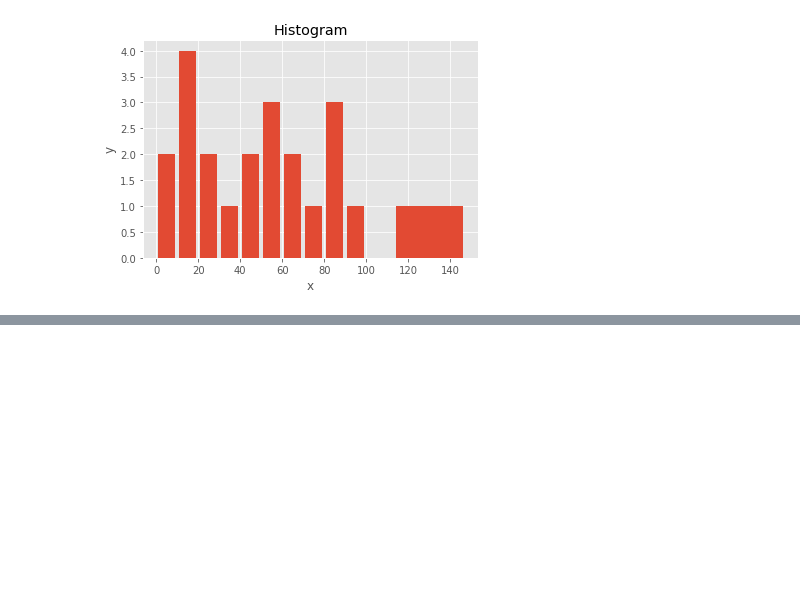
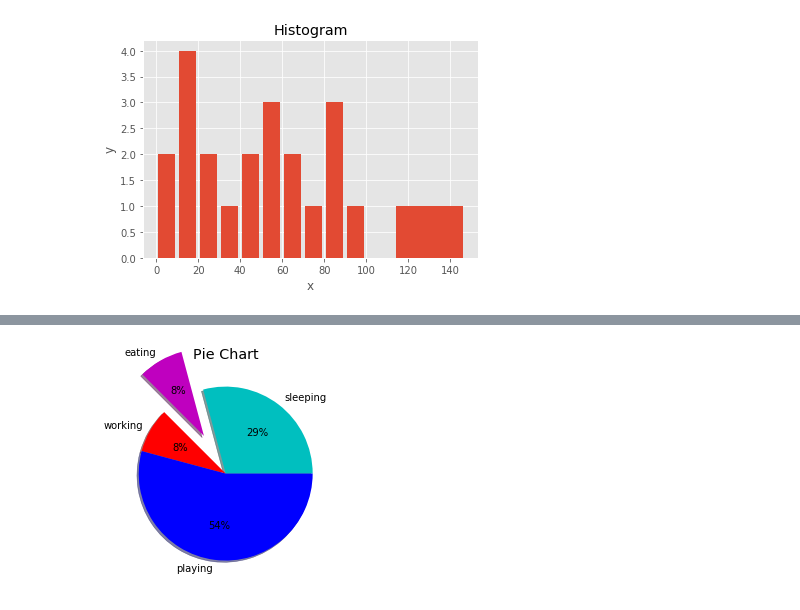
Before and after one commit to NileshPranami/JupyterFiles, a Jupyter notebook: data plots with matplotlyb.ipynb, the cells around one changed output, grey strips where cells are left out. Cells and saved outputs as stored; diff of their text form; code cells hidden in the pictures; blank space fills up the shorter version.

```diff
--- a/data plots with matplotlyb.ipynb
+++ b/data plots with matplotlyb.ipynb
@@ -46,0 +84,18 @@ plt.show()
+# %%
+import matplotlib.pyplot as plt
+
+slices=[7,2,2,13]
+activities=['sleeping','eating','working','playing']
+cols=['c','m','r','b']
+
+plt.pie(slices,
+        labels =activities,
+       colors=cols,
+       startangle=0,
+       shadow=True,
+       explode=(0,0.5,0,0),
+       autopct='%1.0f%%')
+plt.title('Pie Chart')
+plt.show()
+# %% [output]
+[figure, added]
```
Also changed, not shown: parts of 2 cells of this notebook.
